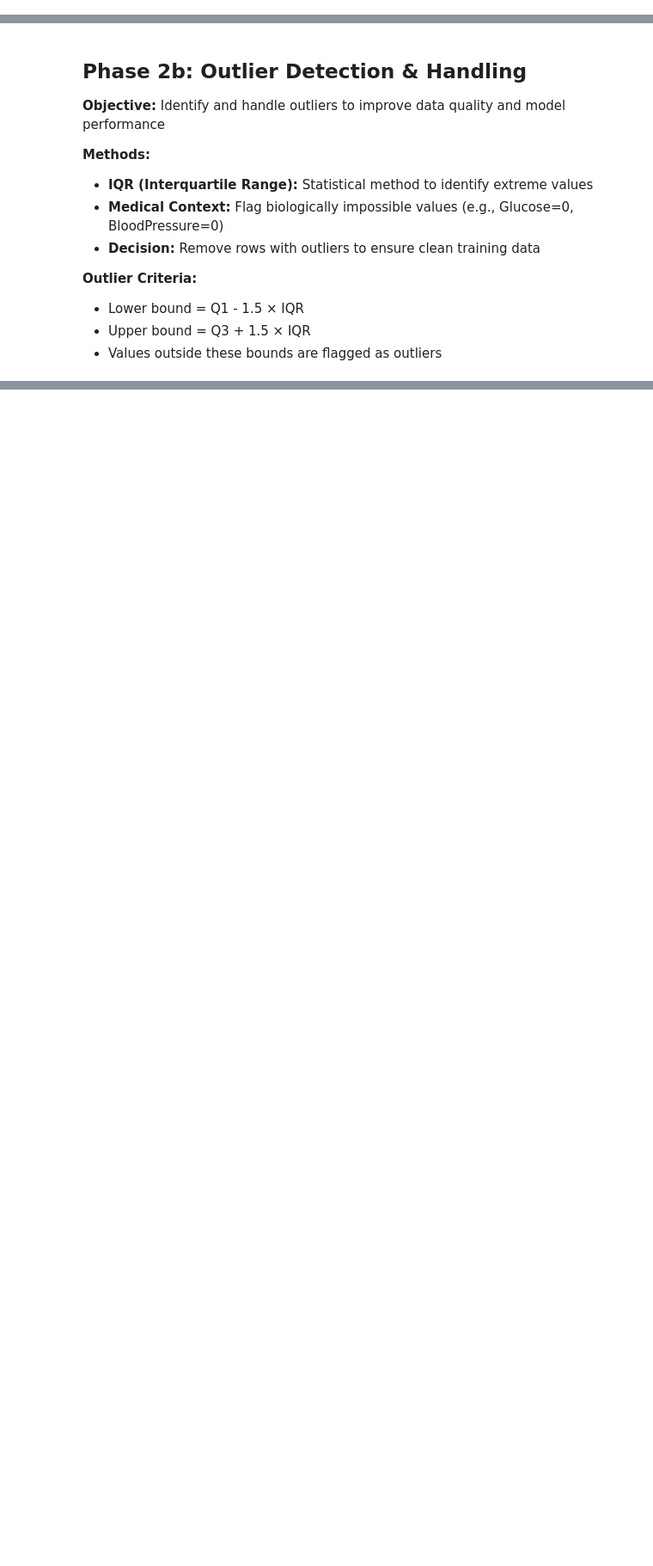
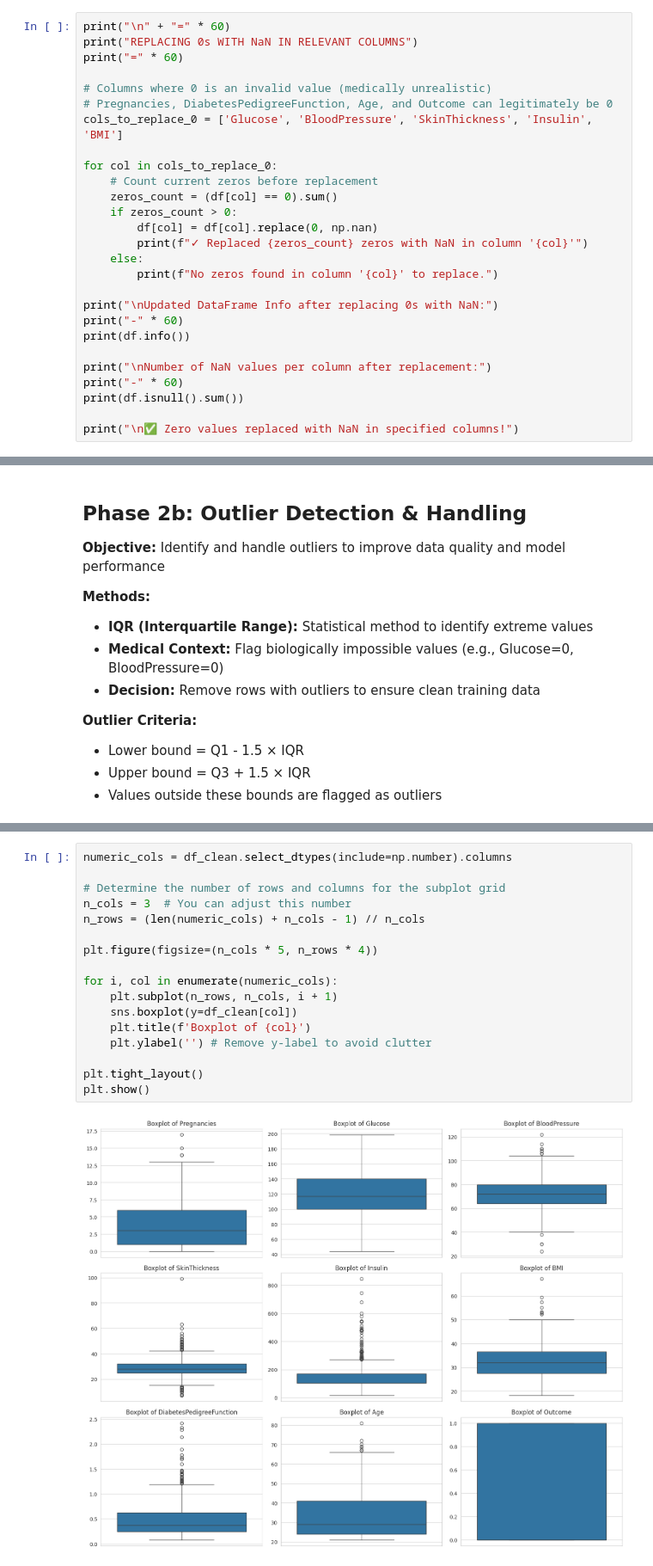
Before and after one commit to Wyse10/Diabetes_Risk_Prediction, a Jupyter notebook: diabetes_prediction.ipynb, the cells around one changed output, grey strips where cells are left out. Shown at 86% size. Saved outputs shown, nothing was run; the diff lists cells and outputs as text; blank space fills up the shorter version.

```diff
--- a/diabetes_prediction.ipynb
+++ b/diabetes_prediction.ipynb
@@ -218,0 +188,27 @@ SELECTIVE DATA CLEANING (ERROR REMOVAL ONLY)
+# %%
+print("\n" + "=" * 60)
+print("REPLACING 0s WITH NaN IN RELEVANT COLUMNS")
+print("=" * 60)
+
+# Columns where 0 is an invalid value (medically unrealistic)
+# Pregnancies, DiabetesPedigreeFunction, Age, and Outcome can legitimately be 0
+cols_to_replace_0 = ['Glucose', 'BloodPressure', 'SkinThickness', 'Insulin', 'BMI']
+
+for col in cols_to_replace_0:
+    # Count current zeros before replacement
+    zeros_count = (df[col] == 0).sum()
+    if zeros_count > 0:
+        df[col] = df[col].replace(0, np.nan)
+        print(f"✓ Replaced {zeros_count} zeros with NaN in column '{col}'")
+    else:
+        print(f"No zeros found in column '{col}' to replace.")
+
+print("\nUpdated DataFrame Info after replacing 0s with NaN:")
+print("-" * 60)
+print(df.info())
+
+print("\nNumber of NaN values per column after replacement:")
+print("-" * 60)
+print(df.isnull().sum())
+
+print("\n✅ Zero values replaced with NaN in specified columns!")
@@ -232,0 +509,19 @@ SELECTIVE DATA CLEANING (ERROR REMOVAL ONLY)
+# %%
+numeric_cols = df_clean.select_dtypes(include=np.number).columns
+
+# Determine the number of rows and columns for the subplot grid
+n_cols = 3  # You can adjust this number
+n_rows = (len(numeric_cols) + n_cols - 1) // n_cols
+
+plt.figure(figsize=(n_cols * 5, n_rows * 4))
+
+for i, col in enumerate(numeric_cols):
+    plt.subplot(n_rows, n_cols, i + 1)
+    sns.boxplot(y=df_clean[col])
+    plt.title(f'Boxplot of {col}')
+    plt.ylabel('') # Remove y-label to avoid clutter
+
+plt.tight_layout()
+plt.show()
+# %% [output]
+[figure, added]
```
Also changed, not shown: parts of 28 cells of this notebook.
